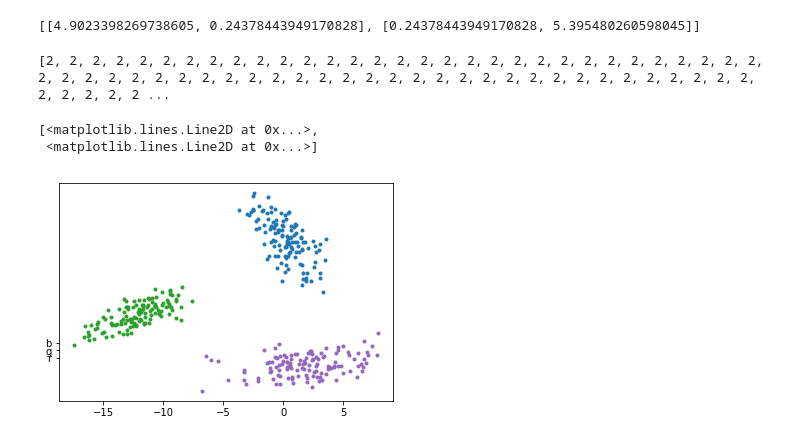
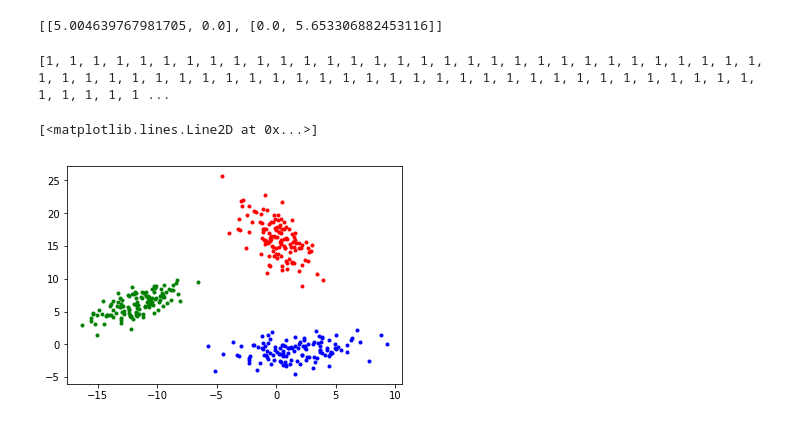
Before and after one commit to SerChirag/PR, a Jupyter notebook: main.ipynb, the cells around one changed output. Drawn from its saved outputs; the diff is of its cells as text; code cells hidden in the pictures.

```diff
--- a/main.ipynb
+++ b/main.ipynb
@@ -149,18 +41,0 @@ plt.rcParams['figure.figsize'] = [10, 6]
-# %%
-%matplotlib inline
-import matplotlib.pyplot as plt
-plt.style.use('seaborn-white')
-import numpy as np
-
-def f(x, y):
-    return np.sin(x) ** 2 + np.cos(y) ** 2
-
-
-
-x=[test_data1[i][0] for i in range(0,len(test_data1)) ]
-y=[test_data1[i][1] for i in range(0,len(test_data1)) ]
-
-X, Y = np.meshgrid(x, y)
-Z = f(X, Y)
-print Z
-plt.contour(X, Y, Z);
@@ -294,7 +52,7 @@ def cov_task2():
     cov= matrix_add(cov1,cov2)
     cov= matrix_add(cov,cov3)
 #     print cov
-#     cov=cov_diagonal(cov)
+    cov=cov_diagonal(cov)
 #     print cov
     cov=cov_div(cov,3.0)
 #     print cov
@@ -304,7 +62,7 @@ def cov_task2():
 
 print cov_task2()
 # %% [output]
-[[4.9023398269738605, 0.24378443949170828], [0.24378443949170828, 5.395480260598045]]
+[[5.004639767981705, 0.0], [0.0, 5.653306882453116]]
 # %%
 # Test test samples of a class against model of the same class
 def task3(inpu_data):
@@ -380,7 +138,7 @@ def g_c3(data):
 
 test_data=test_data1+test_data2+test_data3
 
-test_data_name = test_data2
+test_data_name = test_data
 res1=g_c1(test_data_name)
 res2=g_c2(test_data_name)
 res3=g_c3(test_data_name)
@@ -401,7 +159,7 @@ def db():
 
 print db()
 # %% [output]
-[2, 2, 2, 2, 2, 2, 2, 2, 2, 2, 2, 2, 2, 2, 2, 2, 2, 2, 2, 2, 2, 2, 2, 2, 2, 2, 2, 2, 2, 2, 2, 2, 2, 2, 2, 2, 2, 2, 2, 2, 2, 2, 2, 2, 2, 2, 2, 2, 2, 2, 2, 2, 2, 2, 2, 2, 2, 2, 2, 2, 2, 2, 2, 2, 2, 2, 2 ...
+[1, 1, 1, 1, 1, 1, 1, 1, 1, 1, 1, 1, 1, 1, 1, 1, 1, 1, 1, 1, 1, 1, 1, 1, 1, 1, 1, 1, 1, 1, 1, 1, 1, 1, 1, 1, 1, 1, 1, 1, 1, 1, 1, 1, 1, 1, 1, 1, 1, 1, 1, 1, 1, 1, 1, 1, 1, 1, 1, 1, 1, 1, 1, 1, 1, 1, 1 ...
 # %%
 %matplotlib inline
 
@@ -430,36 +188,35 @@ def db():
     for i in range(0,len(res1)):
 #         print res1[i],res2[i],res3[i]
         val=1
         temp=res1[i]
         if(res2[i]>temp):
             val=2
             temp=res2[i]
         if(res3[i]>temp):
             val=3
         ans.append(val)
         X[val].append(test_data[i][0])
         Y[val].append(test_data[i][1])
 #         print test_data[i][0],test_data[i][1]
 #         print X[val],Y[val]
     return ans
 
 res = db()
 # print Y[1]
 # print X[1]
-plt.plot(Y[1],X[1],'.',c[1])
-plt.plot(Y[2],X[2],'.',c[2])
-plt.plot(Y[3],X[3],'.',c[3])
+plt.plot(Y[1],X[1],c[1],marker='.',linestyle='None')
+plt.plot(Y[2],X[2],c[2],marker='.',linestyle='None')
+plt.plot(Y[3],X[3],c[3],marker='.',linestyle='None')
 # X=[test_data1[i][0] for i in range(0,len(test_data1)) ]
 # Y=[test_data1[i][1] for i in range(0,len(test_data1)) ]
 # # print Y
 # plt.plot(Y,X,'.')
 # X=[test_data2[i][0] for i in range(0,len(test_data2)) ]
 # Y=[test_data2[i][1] for i in range(0,len(test_data2)) ]
 # plt.plot(Y,X,'.','r')
 # X=[test_data3[i][0] for i in range(0,len(test_data3)) ]
 # Y=[test_data3[i][1] for i in range(0,len(test_data3)) ]
 # plt.plot(Y,X,'.','g')
 # %% [output]
-[<matplotlib.lines.Line2D at 0x...>,
- <matplotlib.lines.Line2D at 0x...>]
+[<matplotlib.lines.Line2D at 0x...>]
-[figure, old version]
+[figure, new version]
```
Also changed, not shown: parts of 11 cells of this notebook.
